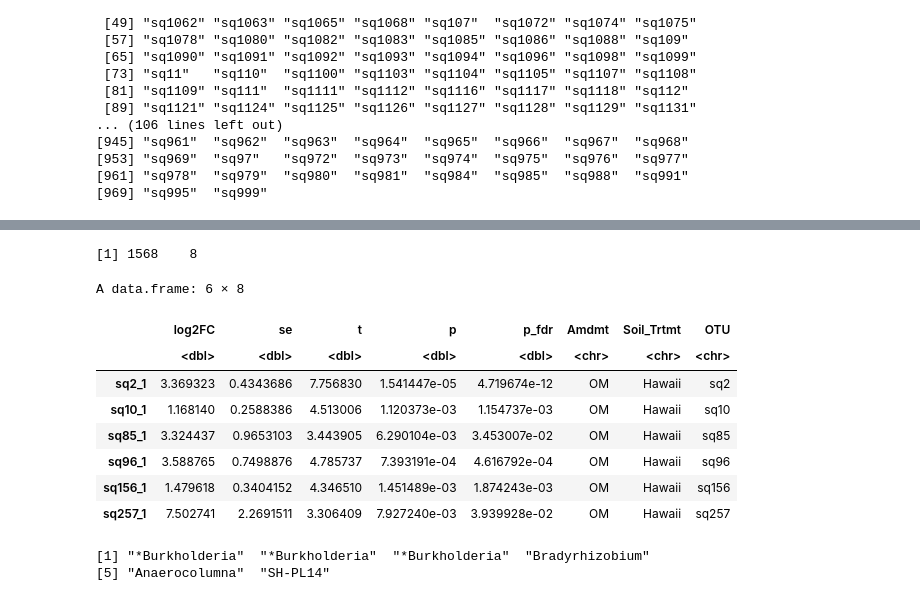
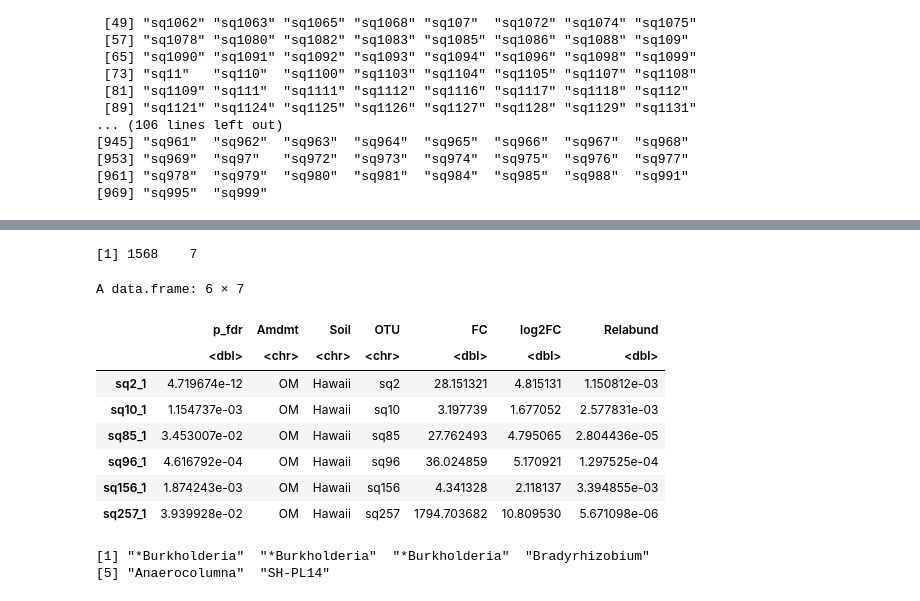
Before and after one commit to TheaWhitman/NEON_PyOM, a Jupyter notebook: DA_Corncob_16S.ipynb, the cells around one changed output, grey strips where cells are left out. Cells and saved outputs as stored; diff of their text form; code cells hidden in the pictures.

```diff
--- a/DA_Corncob_16S.ipynb
+++ b/DA_Corncob_16S.ipynb
@@ -183,0 +214,3 @@ p
+# %%
+mu = data.frame(t(as.matrix(results[[1]][[1]]$significant_models[[1]]$coefficients[1:3,1])))
+mu
@@ -192,12 +230,15 @@ for (i in c(1:5,7:10)){
     Soil = try(results[[i]][[3]])
     for (j in 1:length(r$significant_taxa)){
         sig_models = try(r$significant_models[[j]],silent=TRUE)
-        mu = try(data.frame(t(as.matrix(sig_models$coefficients[3,]))),silent=TRUE)
+        mu = try(data.frame(t(as.matrix(sig_models$coefficients[1:3,1]))),silent=TRUE)
+        se = try(data.frame(t(as.matrix(sig_models$coefficients[1:3,2]))),silent=TRUE)
+        mu = cbind(mu,se)
         p_fdr = try(r$p_fdr[r$significant_taxa][j],silent=TRUE)
         mu$p_fdr = try(p_fdr,silent=TRUE)
         mu$Amdmt = try(Amdmt,silent=TRUE)
         mu$Soil = try(Soil,silent=TRUE)
         row.names(mu)= try(paste(row.names(try(data.frame(p_fdr))),"_",i,sep=""),silent=TRUE)
+        colnames(mu) = c("mu.Intercept","mu.Day26","mu.Amdmt","se.Intercept","se.Day26","se.Amdmt","p_fdr","Amdmt","Soil")
         df = try(rbind(df,mu))
     }
 }
@@ -226,19 +263,32 @@ head(df$OTU)
+# %%
+# Calculate the fold-change value using corncob's inverse logit function and our estimates
+df$FC.10 = corncob::invlogit(df$mu.Intercept+df$mu.Amdmt)/corncob::invlogit(df$mu.Intercept)
+df$FC.26 = corncob::invlogit(df$mu.Intercept+df$mu.Day26+df$mu.Amdmt)/corncob::invlogit(df$mu.Intercept+df$mu.Day26)
+df$FC = (df$FC.10+df$FC.26)/2
+
+df$FC.10.se = corncob::invlogit(df$se.Intercept+df$se.Amdmt)/corncob::invlogit(df$se.Intercept)
+df$FC.26.se = corncob::invlogit(df$se.Intercept+df$se.Day26+df$se.Amdmt)/corncob::invlogit(df$se.Intercept+df$se.Day26)
+df$FC.se = (df$FC.10+df$FC.26)/2
+# Get the log2-fold change
+df$log2FC = log(df$FC,base=2)
+# Get the baseline relative abundance (of that OTU in bulk soil)
+df$Relabund = (corncob::invlogit(df$mu.Intercept)+corncob::invlogit(df$mu.Intercept+df$mu.Day26))/2
+df=df[,c(4,5,6,7,10,11,12)]
 # %%
-colnames(df) = c("log2FC","se","t","p","p_fdr","Amdmt","Soil_Trtmt","OTU")
 dim(df)
 head(df)
 # Final summary of results - actually I think this is all we want.
 # %% [output]
-[1] 1568    8
+[1] 1568    7
-A data.frame: 6 × 8
+A data.frame: 6 × 7
-|  | log2FC | se | t | p | p_fdr | Amdmt | Soil_Trtmt | OTU |
-|  | <dbl> | <dbl> | <dbl> | <dbl> | <dbl> | <chr> | <chr> | <chr> |
-| sq2_1 | 3.369323 | 0.4343686 | 7.756830 | 1.541447e-05 | 4.719674e-12 | OM | Hawaii | sq2 |
-| sq10_1 | 1.168140 | 0.2588386 | 4.513006 | 1.120373e-03 | 1.154737e-03 | OM | Hawaii | sq10 |
-| sq85_1 | 3.324437 | 0.9653103 | 3.443905 | 6.290104e-03 | 3.453007e-02 | OM | Hawaii | sq85 |
-| sq96_1 | 3.588765 | 0.7498876 | 4.785737 | 7.393191e-04 | 4.616792e-04 | OM | Hawaii | sq96 |
-| sq156_1 | 1.479618 | 0.3404152 | 4.346510 | 1.451489e-03 | 1.874243e-03 | OM | Hawaii | sq156 |
-| sq257_1 | 7.502741 | 2.2691511 | 3.306409 | 7.927240e-03 | 3.939928e-02 | OM | Hawaii | sq257 |
+|  | p_fdr | Amdmt | Soil | OTU | FC | log2FC | Relabund |
+|  | <dbl> | <chr> | <chr> | <chr> | <dbl> | <dbl> | <dbl> |
+| sq2_1 | 4.719674e-12 | OM | Hawaii | sq2 | 28.151321 | 4.815131 | 1.150812e-03 |
+| sq10_1 | 1.154737e-03 | OM | Hawaii | sq10 | 3.197739 | 1.677052 | 2.577831e-03 |
+| sq85_1 | 3.453007e-02 | OM | Hawaii | sq85 | 27.762493 | 4.795065 | 2.804436e-05 |
+| sq96_1 | 4.616792e-04 | OM | Hawaii | sq96 | 36.024859 | 5.170921 | 1.297525e-04 |
+| sq156_1 | 1.874243e-03 | OM | Hawaii | sq156 | 4.341328 | 2.118137 | 3.394855e-03 |
+| sq257_1 | 3.939928e-02 | OM | Hawaii | sq257 | 1794.703682 | 10.809530 | 5.671098e-06 |
 # %%
 SigOTUs = levels(as.factor(df$OTU))
 pruned = prune_taxa(SigOTUs,ps.norm)
```
Also changed, not shown: parts of 25 cells of this notebook.
